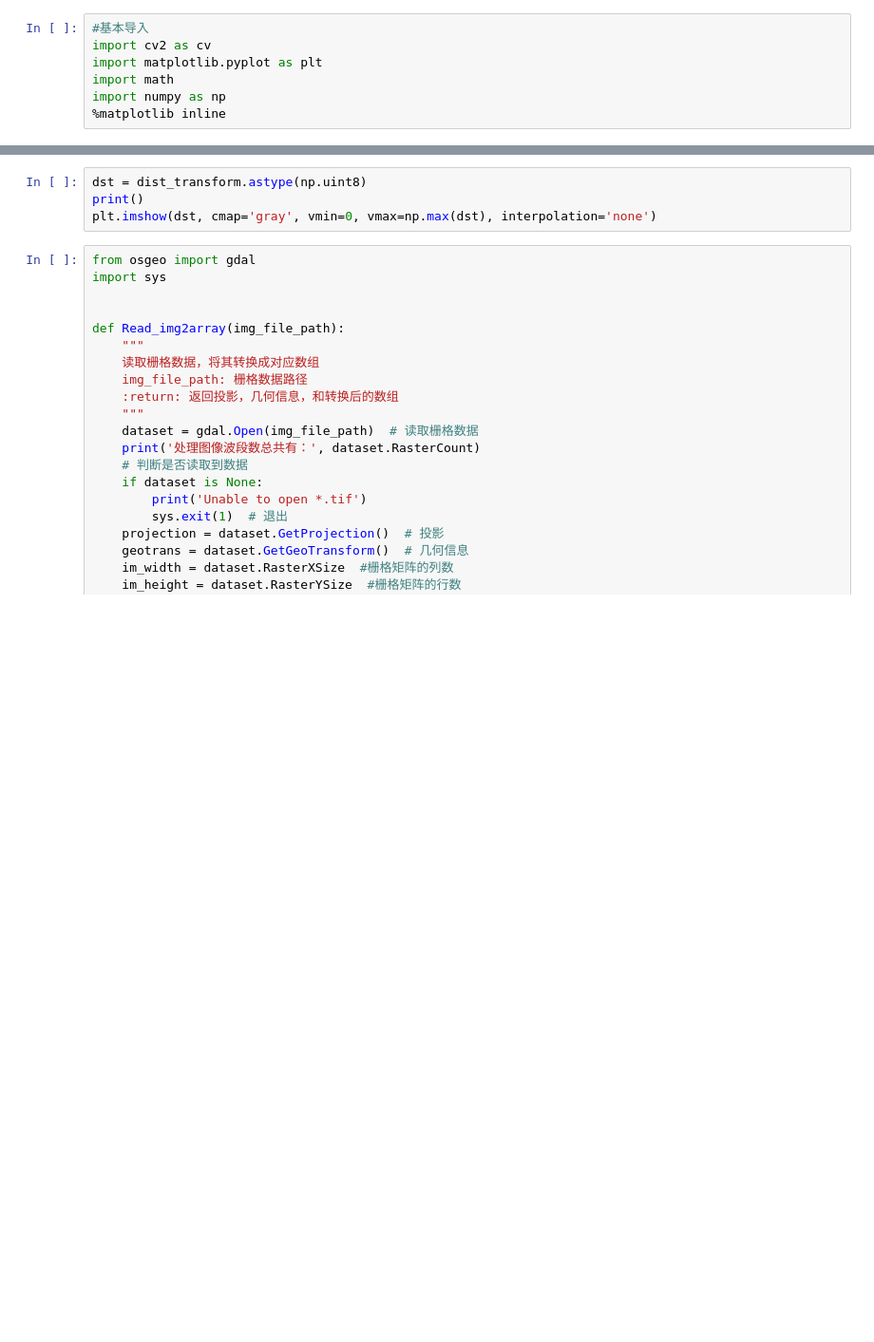
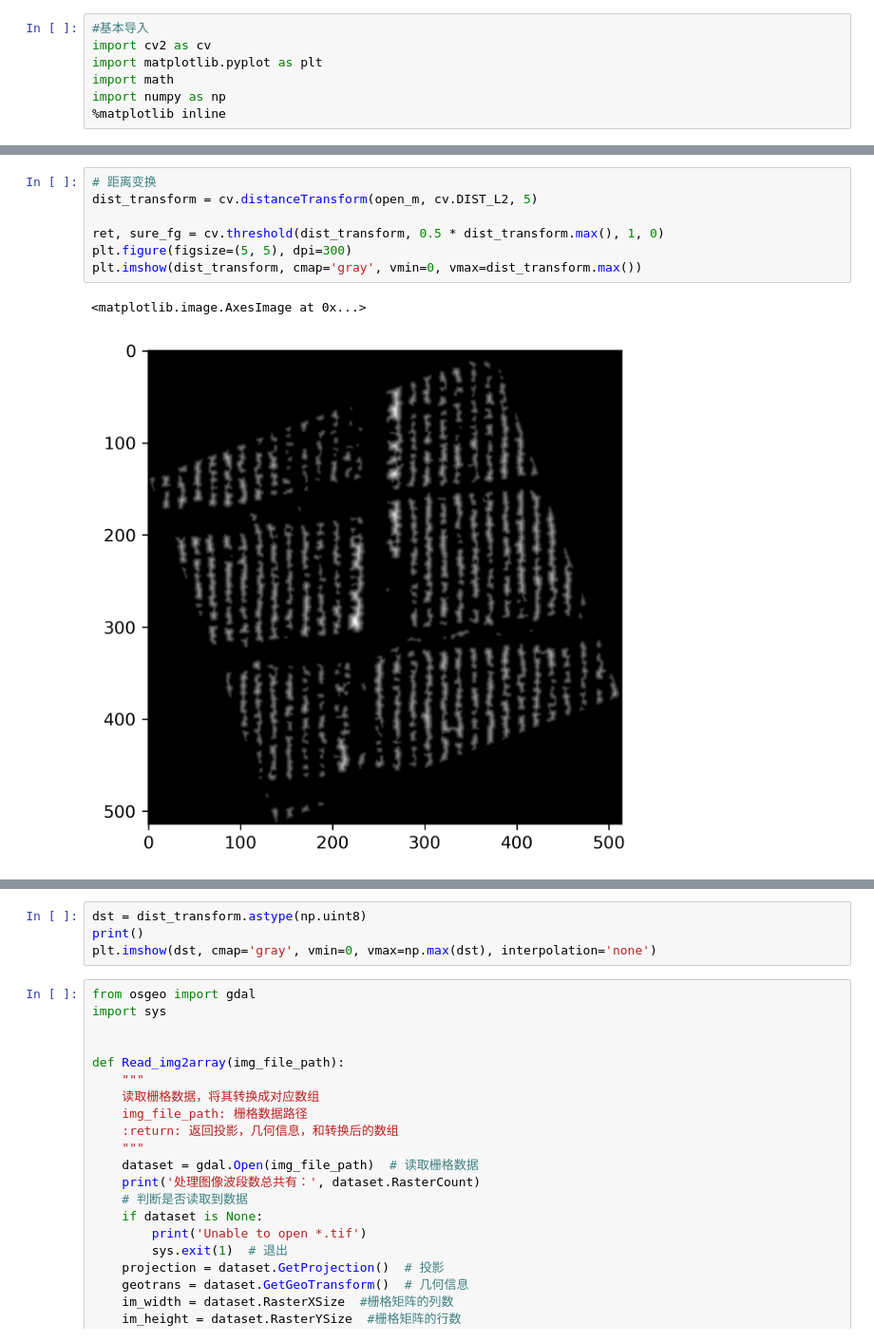
Before and after one commit to yiguanxianyu/tobacco_plant_count, a Jupyter notebook: image_process/erosion.ipynb, the cells around one changed output, grey strips where cells are left out. Shown at 95% size. Cells and saved outputs as stored; diff of their text form; blank space fills up the shorter version.

```diff
--- a/image_process/erosion.ipynb
+++ b/image_process/erosion.ipynb
@@ -76,0 +98,10 @@ plt.imshow(ero2, cmap='gray', vmin=0, vmax=1, interpolation='none')
+# %%
+# 距离变换
+dist_transform = cv.distanceTransform(open_m, cv.DIST_L2, 5)
+
+ret, sure_fg = cv.threshold(dist_transform, 0.5 * dist_transform.max(), 1, 0)
+plt.figure(figsize=(5, 5), dpi=300)
+plt.imshow(dist_transform, cmap='gray', vmin=0, vmax=dist_transform.max())
+# %% [output]
+<matplotlib.image.AxesImage at 0x...>
+[figure, added]
```
Also changed, not shown: parts of 8 cells of this notebook, 3 other files.
